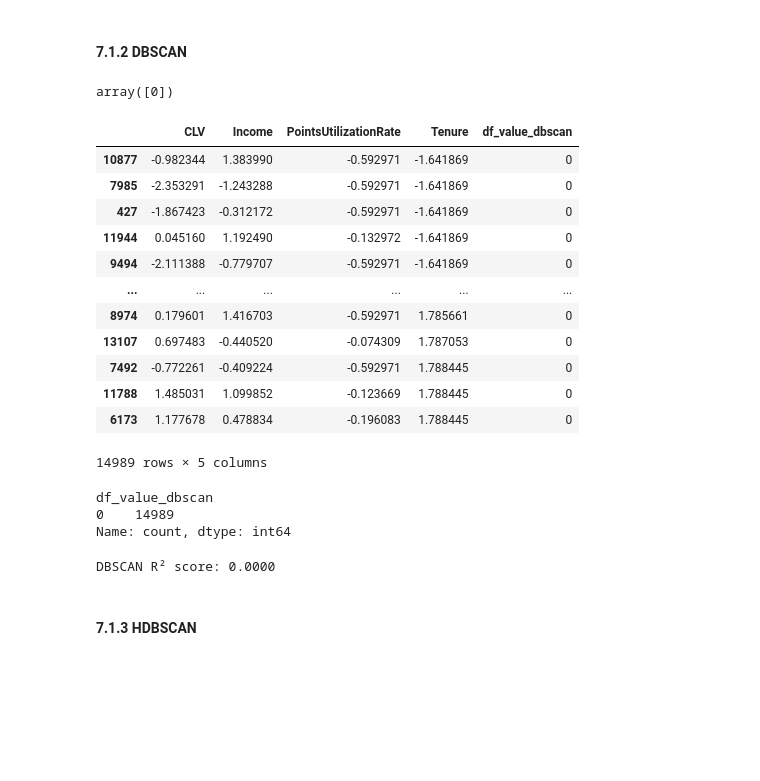
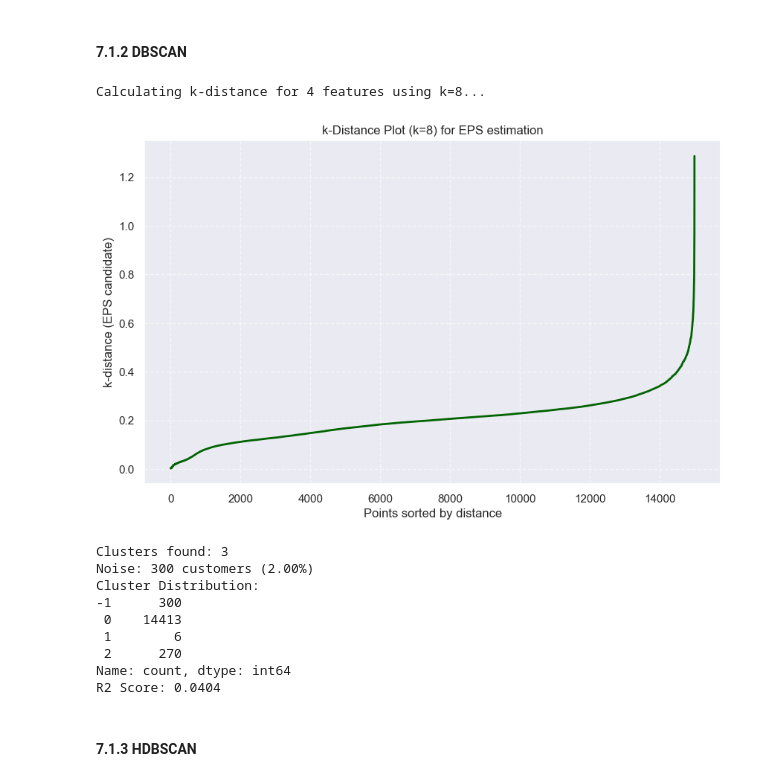
Before and after one commit to brunacaetanofs/DM_Project_Final, a Jupyter notebook: 16_10_DM.ipynb, the cells around one changed output. Cells and saved outputs as stored; diff of their text form; code cells hidden in the pictures; blank space fills up the shorter version.

Commit message:
dbscan e hdbscan com funcoes

```diff
--- a/16_10_DM.ipynb
+++ b/16_10_DM.ipynb
@@ -1744,37 +1751,28 @@ df_value_dbscan = dbscan_value.fit_predict(customer[features_val])
-# %%
-np.unique(df_value_dbscan)
-# %% [output]
-array([0])
-# %%
-df_concat_value = pd.concat([customer[features_val], pd.Series(df_value_dbscan, index=customer.index, name="df_value_dbscan")], axis=1)
-df_concat_value
-# %% [output]
-|  | CLV | Income | PointsUtilizationRate | Tenure | df_value_dbscan |
-| 10877 | -0.982344 | 1.383990 | -0.592971 | -1.641869 | 0 |
-| 7985 | -2.353291 | -1.243288 | -0.592971 | -1.641869 | 0 |
-| 427 | -1.867423 | -0.312172 | -0.592971 | -1.641869 | 0 |
-| 11944 | 0.045160 | 1.192490 | -0.132972 | -1.641869 | 0 |
-| 9494 | -2.111388 | -0.779707 | -0.592971 | -1.641869 | 0 |
-| ... | ... | ... | ... | ... | ... |
-| 8974 | 0.179601 | 1.416703 | -0.592971 | 1.785661 | 0 |
-| 13107 | 0.697483 | -0.440520 | -0.074309 | 1.787053 | 0 |
-| 7492 | -0.772261 | -0.409224 | -0.592971 | 1.788445 | 0 |
-| 11788 | 1.485031 | 1.099852 | -0.123669 | 1.788445 | 0 |
-| 6173 | 1.177678 | 0.478834 | -0.196083 | 1.788445 | 0 |
-14989 rows × 5 columns
-# %%
-df_concat_value['df_value_dbscan'].value_counts().sort_index()
-# %% [output]
-df_value_dbscan
-0    14989
-Name: count, dtype: int64
-# %%
-dbscan_val = customer[features_val].copy()
-dbscan_val['dbscan_labels'] = df_value_dbscan
-r2_db = func.get_rsq(dbscan_val, features_val, 'dbscan_labels')
-
-print(f"DBSCAN R² score: {r2_db:.4f}")
-# %% [output]
-DBSCAN R² score: 0.0000
+# %%
+k_val = plot_k_distance(customer, features_val)
+# %% [output]
+Calculating k-distance for 4 features using k=8...
+[figure, added]
+# %%
+dbscan_results = {}
+
+labels_val, n_clus_val, dist_val = get_dbscan(
+    customer,
+    features_val,
+    eps=0.35,
+    min_samples=7
+)
+
+dbscan_results['Value'] = {'Clusters': n_clus_val, 'Distribution': dist_val}
+# %% [output]
+Clusters found: 3
+Noise: 300 customers (2.00%)
+Cluster Distribution:
+-1      300
+ 0    14413
+ 1        6
+ 2      270
+Name: count, dtype: int64
+R2 Score: 0.0404
 # %% [markdown]
 #### 7.1.3 HDBSCAN
```
Also changed, not shown: parts of 50 cells of this notebook, 1 other file.
